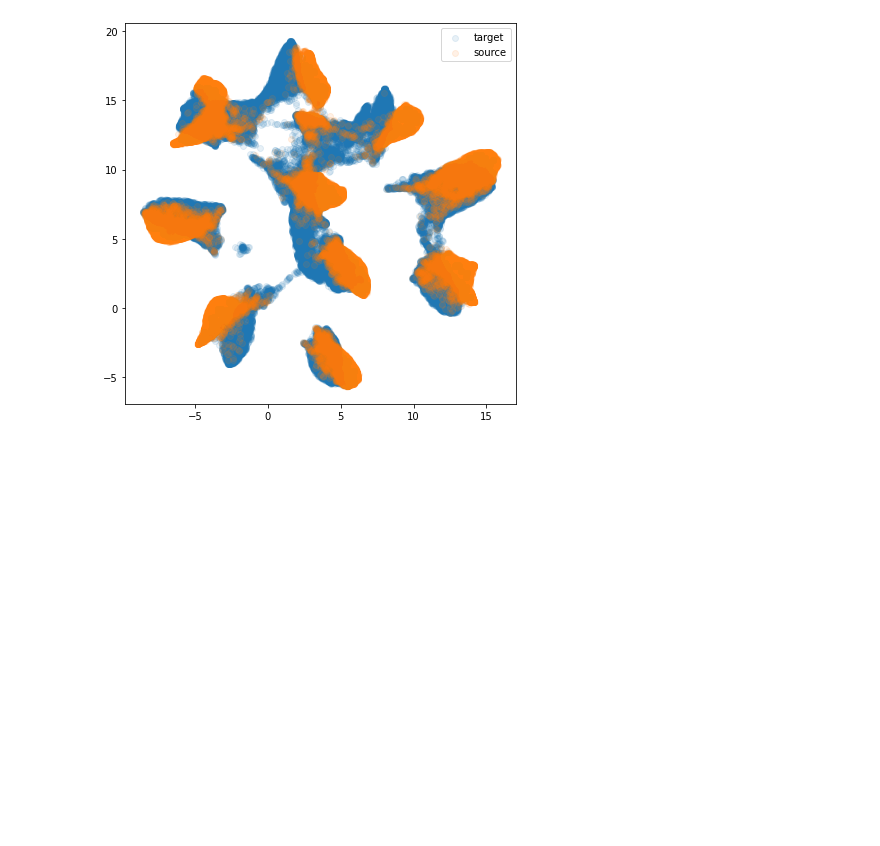
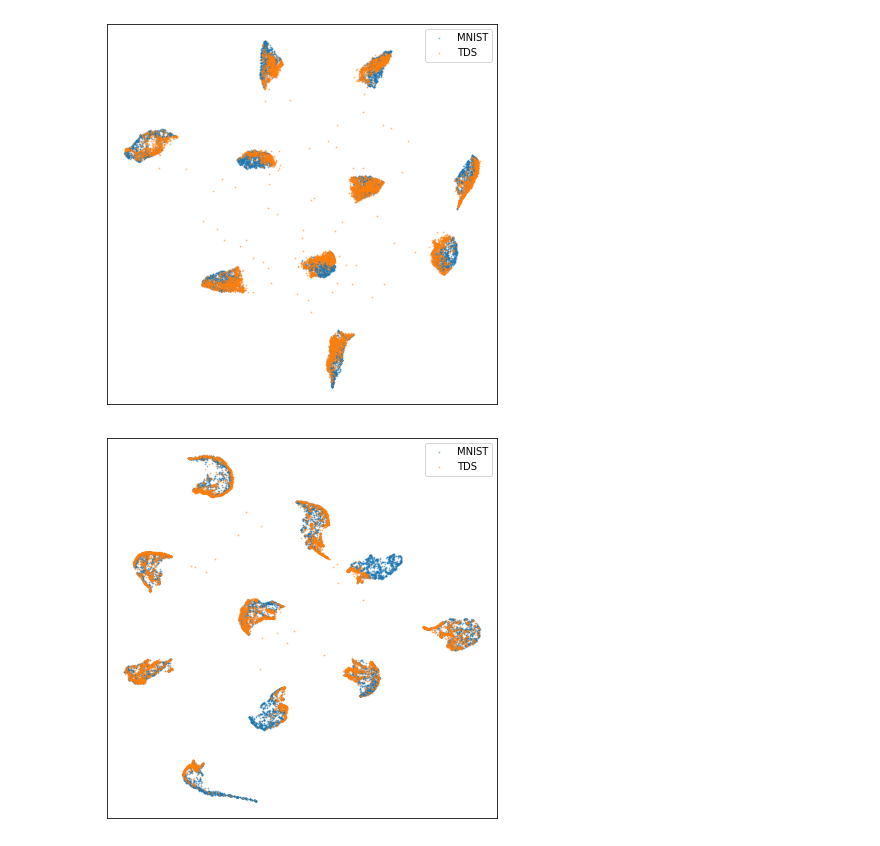
Before and after one commit to flianza/ocr-telegrams-with-domain-adaptation, a Jupyter notebook: notebooks/eda_umap.ipynb, the cells around one changed output. Saved outputs shown, nothing was run; the diff lists cells and outputs as text; code cells hidden in the pictures; blank space fills up the shorter version.

```diff
--- a/notebooks/eda_umap.ipynb
+++ b/notebooks/eda_umap.ipynb
@@ -40,11 +44,6 @@ plt.show()
-# %%
-df_domain_1 = df.query("domain == 1.0")
-df_domain_0 = df.query("domain == 0.0").sample(n=df_domain_1.shape[0])
-
-fig, ax = plt.subplots(figsize=(7,7))
-ax.scatter(df_domain_0['0'], df_domain_0['1'], label='target', alpha=0.1)
-ax.scatter(df_domain_1['0'], df_domain_1['1'], label='source', alpha=0.1)
-plt.legend()
-plt.show()
-# %% [output]
-[figure, removed]
+# %%
+for model, da_technique in product(models, da_techniques):
+    plot(model, da_technique)
+# %% [output]
+[figure, added]
+[figure, added]
```
Also changed, not shown: parts of 8 cells of this notebook, 17 other files.
